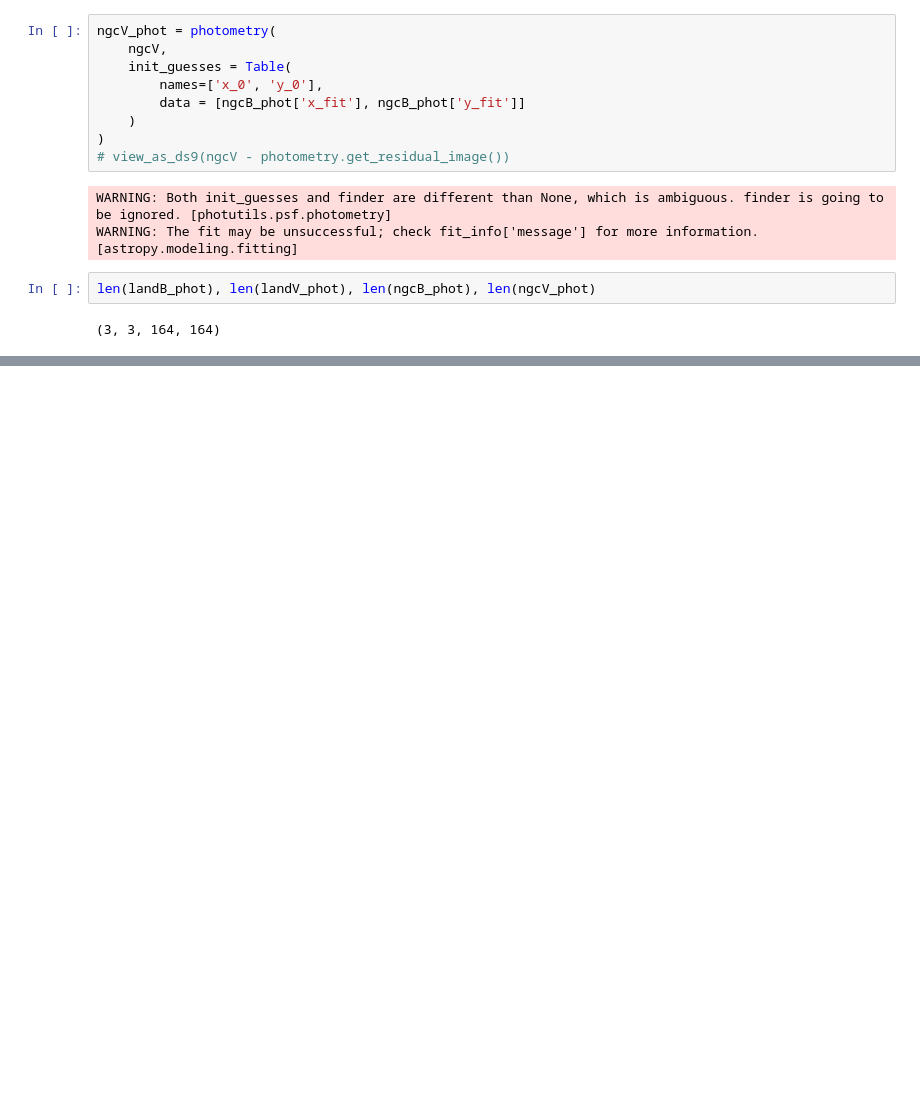
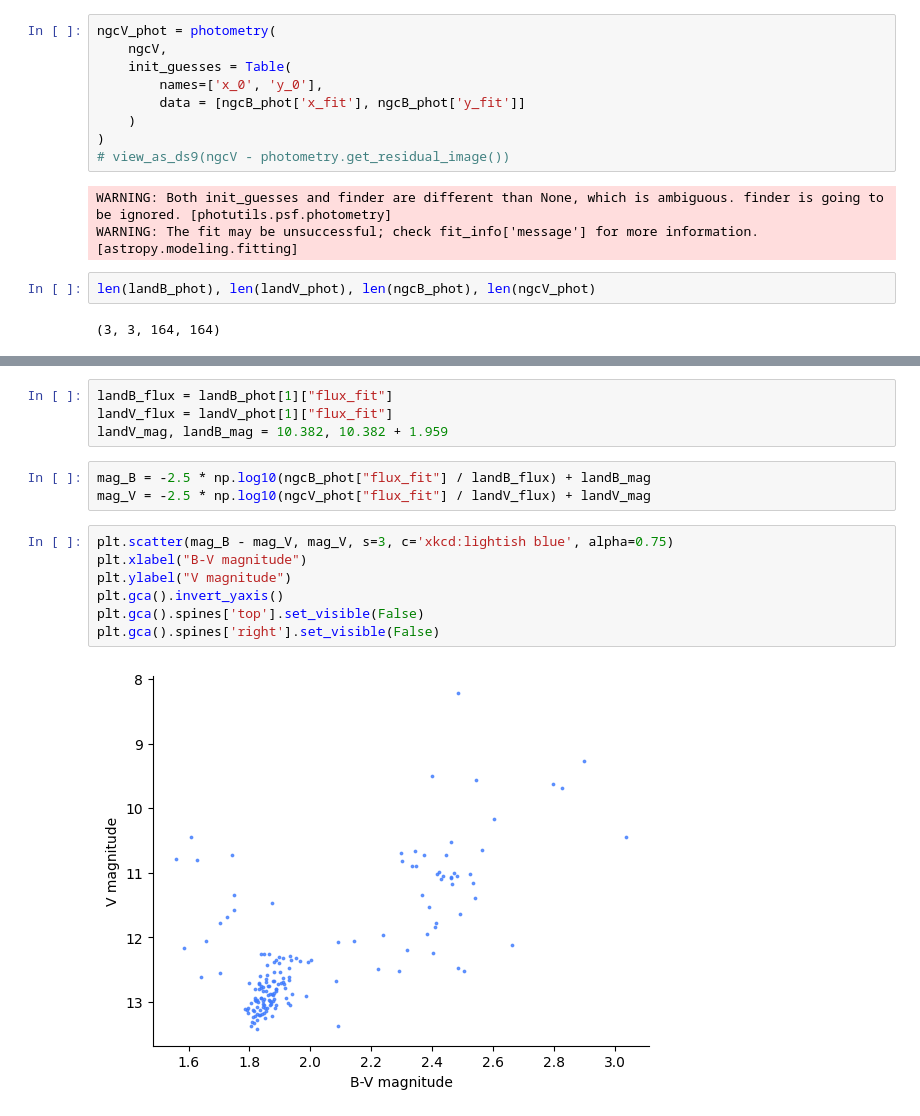
Before and after one commit to askemer/ASTR257_2024, a Jupyter notebook: student_work/adityars/hr/hr.ipynb, the cells around one changed output, grey strips where cells are left out. Cells and saved outputs as stored; diff of their text form; blank space fills up the shorter version.

Commit message:
H-R diagram but with the main sequence the wrong way?

```diff
--- a/student_work/adityars/hr/hr.ipynb
+++ b/student_work/adityars/hr/hr.ipynb
@@ -149,0 +157,16 @@ len(landB_phot), len(landV_phot), len(ngcB_phot), len(ngcV_phot)
+# %%
+landB_flux = landB_phot[1]["flux_fit"]
+landV_flux = landV_phot[1]["flux_fit"]
+landV_mag, landB_mag = 10.382, 10.382 + 1.959
+# %%
+mag_B = -2.5 * np.log10(ngcB_phot["flux_fit"] / landB_flux) + landB_mag
+mag_V = -2.5 * np.log10(ngcV_phot["flux_fit"] / landV_flux) + landV_mag
+# %%
+plt.scatter(mag_B - mag_V, mag_V, s=3, c='xkcd:lightish blue', alpha=0.75)
+plt.xlabel("B-V magnitude")
+plt.ylabel("V magnitude")
+plt.gca().invert_yaxis()
+plt.gca().spines['top'].set_visible(False)
+plt.gca().spines['right'].set_visible(False)
+# %% [output]
+[figure, added]
```
Also changed, not shown: parts of 4 cells of this notebook, 1 other file.
